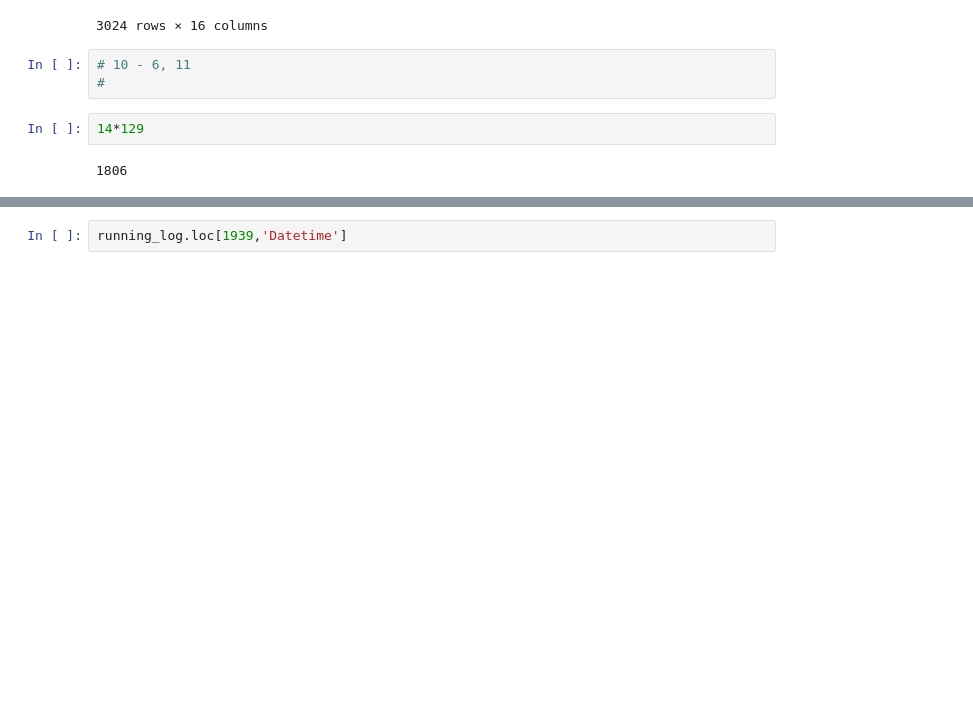
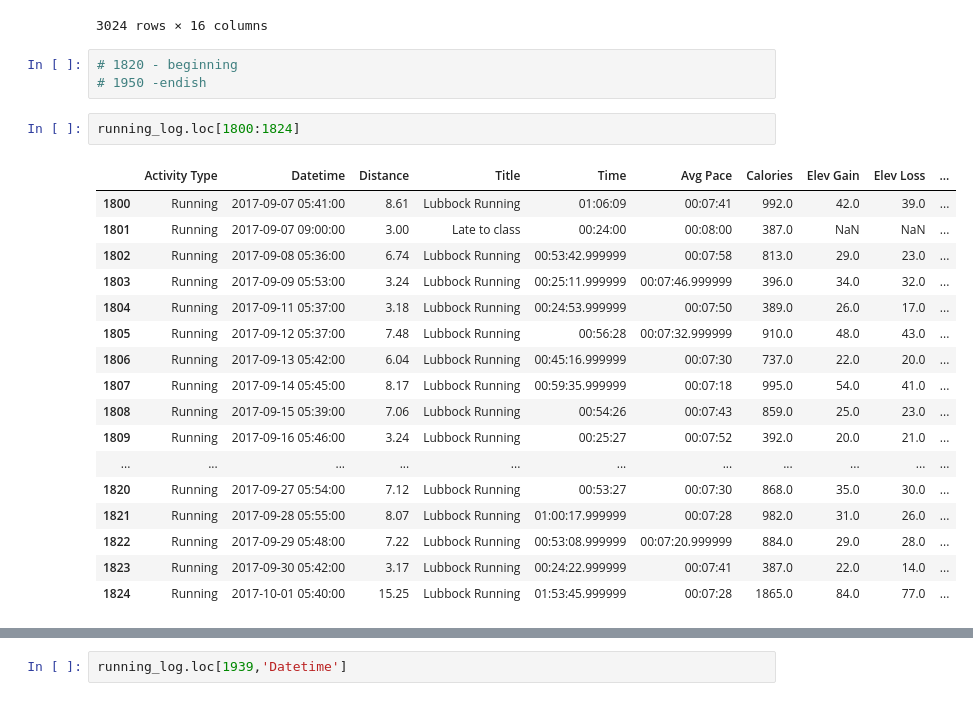
Before and after one commit to lilfetz22/Running_data, a Jupyter notebook: Running_Log.ipynb, the cells around one changed output, grey strips where cells are left out. Saved outputs shown, nothing was run; the diff lists cells and outputs as text; blank space fills up the shorter version.

```diff
--- a/Running_Log.ipynb
+++ b/Running_Log.ipynb
@@ -1949,12 +1949,28 @@ running_log
 | 3022 | Running | 2018-01-17 05:42:00 | 6.00 | Cruise running | 00:45:00 | 00:07:30 | 774.0 | NaN | NaN | ... |
 | 3023 | Running | 2018-01-18 05:42:00 | 6.00 | Cruise running | 00:45:00 | 00:07:30 | 774.0 | NaN | NaN | ... |
 3024 rows × 16 columns
-# %%
-# 10 - 6, 11
-#
-# %%
-14*129
-# %% [output]
-1806
+# %%
+# 1820 - beginning
+# 1950 -endish
+# %%
+running_log.loc[1800:1824]
+# %% [output]
+|  | Activity Type | Datetime | Distance | Title | Time | Avg Pace | Calories | Elev Gain | Elev Loss | ... |
+| 1800 | Running | 2017-09-07 05:41:00 | 8.61 | Lubbock Running | 01:06:09 | 00:07:41 | 992.0 | 42.0 | 39.0 | ... |
+| 1801 | Running | 2017-09-07 09:00:00 | 3.00 | Late to class | 00:24:00 | 00:08:00 | 387.0 | NaN | NaN | ... |
+| 1802 | Running | 2017-09-08 05:36:00 | 6.74 | Lubbock Running | 00:53:42.999999 | 00:07:58 | 813.0 | 29.0 | 23.0 | ... |
+| 1803 | Running | 2017-09-09 05:53:00 | 3.24 | Lubbock Running | 00:25:11.999999 | 00:07:46.999999 | 396.0 | 34.0 | 32.0 | ... |
+| 1804 | Running | 2017-09-11 05:37:00 | 3.18 | Lubbock Running | 00:24:53.999999 | 00:07:50 | 389.0 | 26.0 | 17.0 | ... |
+| 1805 | Running | 2017-09-12 05:37:00 | 7.48 | Lubbock Running | 00:56:28 | 00:07:32.999999 | 910.0 | 48.0 | 43.0 | ... |
+| 1806 | Running | 2017-09-13 05:42:00 | 6.04 | Lubbock Running | 00:45:16.999999 | 00:07:30 | 737.0 | 22.0 | 20.0 | ... |
+| 1807 | Running | 2017-09-14 05:45:00 | 8.17 | Lubbock Running | 00:59:35.999999 | 00:07:18 | 995.0 | 54.0 | 41.0 | ... |
+| 1808 | Running | 2017-09-15 05:39:00 | 7.06 | Lubbock Running | 00:54:26 | 00:07:43 | 859.0 | 25.0 | 23.0 | ... |
+| 1809 | Running | 2017-09-16 05:46:00 | 3.24 | Lubbock Running | 00:25:27 | 00:07:52 | 392.0 | 20.0 | 21.0 | ... |
+| ... | ... | ... | ... | ... | ... | ... | ... | ... | ... | ... |
+| 1820 | Running | 2017-09-27 05:54:00 | 7.12 | Lubbock Running | 00:53:27 | 00:07:30 | 868.0 | 35.0 | 30.0 | ... |
+| 1821 | Running | 2017-09-28 05:55:00 | 8.07 | Lubbock Running | 01:00:17.999999 | 00:07:28 | 982.0 | 31.0 | 26.0 | ... |
+| 1822 | Running | 2017-09-29 05:48:00 | 7.22 | Lubbock Running | 00:53:08.999999 | 00:07:20.999999 | 884.0 | 29.0 | 28.0 | ... |
+| 1823 | Running | 2017-09-30 05:42:00 | 3.17 | Lubbock Running | 00:24:22.999999 | 00:07:41 | 387.0 | 22.0 | 14.0 | ... |
+| 1824 | Running | 2017-10-01 05:40:00 | 15.25 | Lubbock Running | 01:53:45.999999 | 00:07:28 | 1865.0 | 84.0 | 77.0 | ... |
 # %%
 # running_log[running_log.Datetime == '2018-01-28 06:59:00']
```
Also changed, not shown: parts of 4 cells of this notebook.
